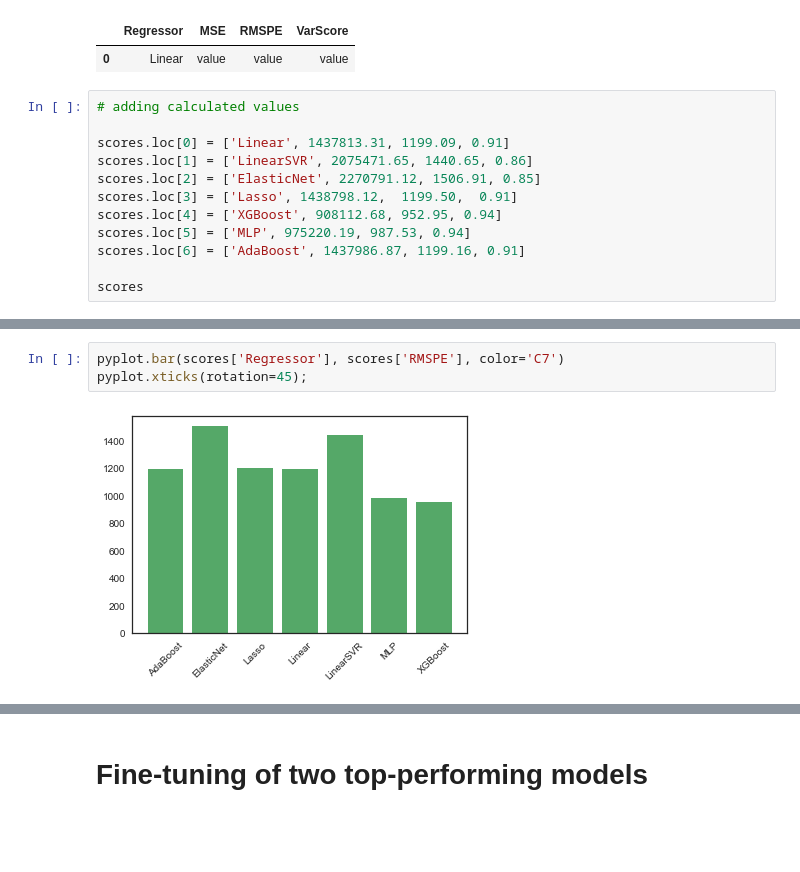
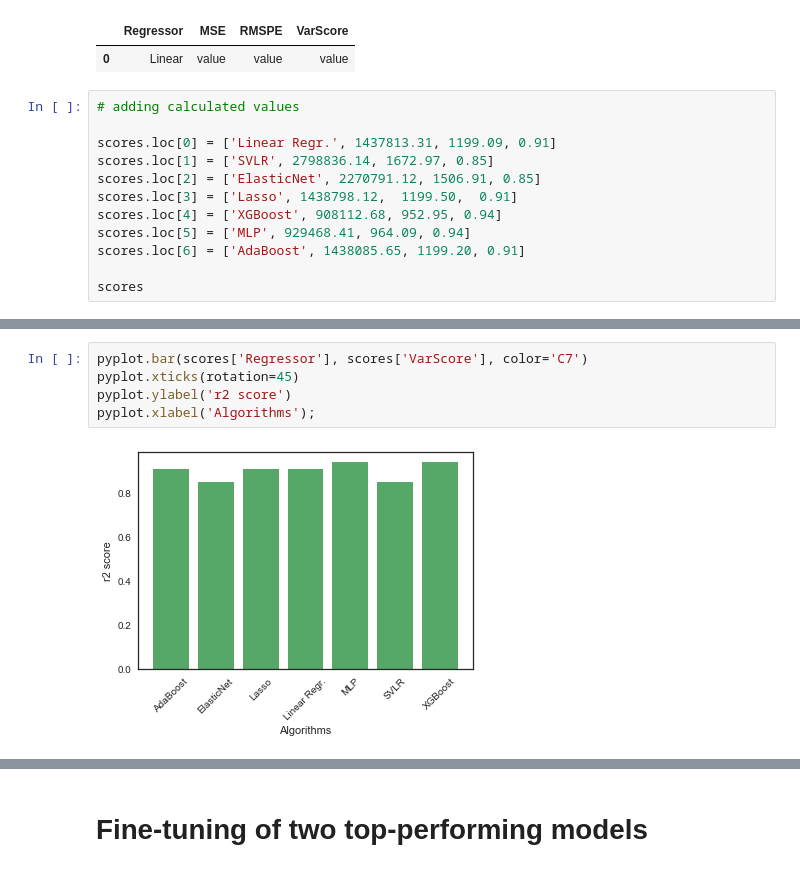
Before and after one commit to manuelfreude/sales-forecast-retail, a Jupyter notebook: Rossmann sales prediction.ipynb, the cells around one changed output, grey strips where cells are left out. Drawn from its saved outputs; the diff is of its cells as text; blank space fills up the shorter version.

```diff
--- a/Rossmann sales prediction.ipynb
+++ b/Rossmann sales prediction.ipynb
@@ -1136,13 +1172,13 @@ scores.head()
 # %%
 # adding calculated values
 
-scores.loc[0] = ['Linear', 1437813.31, 1199.09, 0.91]
-scores.loc[1] = ['LinearSVR', 2075471.65, 1440.65, 0.86]
+scores.loc[0] = ['Linear Regr.', 1437813.31, 1199.09, 0.91]
+scores.loc[1] = ['SVLR', 2798836.14, 1672.97, 0.85]
 scores.loc[2] = ['ElasticNet', 2270791.12, 1506.91, 0.85]
 scores.loc[3] = ['Lasso', 1438798.12,  1199.50,  0.91]
 scores.loc[4] = ['XGBoost', 908112.68, 952.95, 0.94]
-scores.loc[5] = ['MLP', 975220.19, 987.53, 0.94]
-scores.loc[6] = ['AdaBoost', 1437986.87, 1199.16, 0.91]
+scores.loc[5] = ['MLP', 929468.41, 964.09, 0.94]
+scores.loc[6] = ['AdaBoost', 1438085.65, 1199.20, 0.91]
 
 scores
 # %% [output]
@@ -1162,5 +1207,7 @@ pyplot.xticks(rotation=45);
 # %%
-pyplot.bar(scores['Regressor'], scores['RMSPE'], color='C7')
-pyplot.xticks(rotation=45);
+pyplot.bar(scores['Regressor'], scores['VarScore'], color='C7')
+pyplot.xticks(rotation=45)
+pyplot.ylabel('r2 score')
+pyplot.xlabel('Algorithms');
 # %% [output]
-[figure, old version]
+[figure, new version]
```
Also changed, not shown: parts of 25 cells of this notebook.
